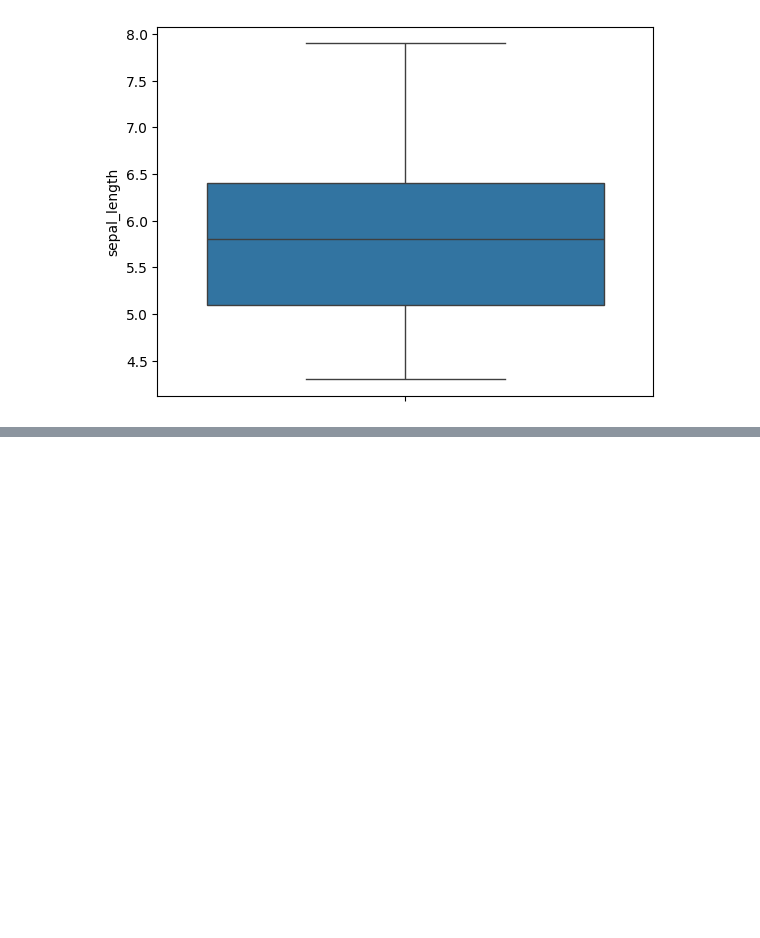
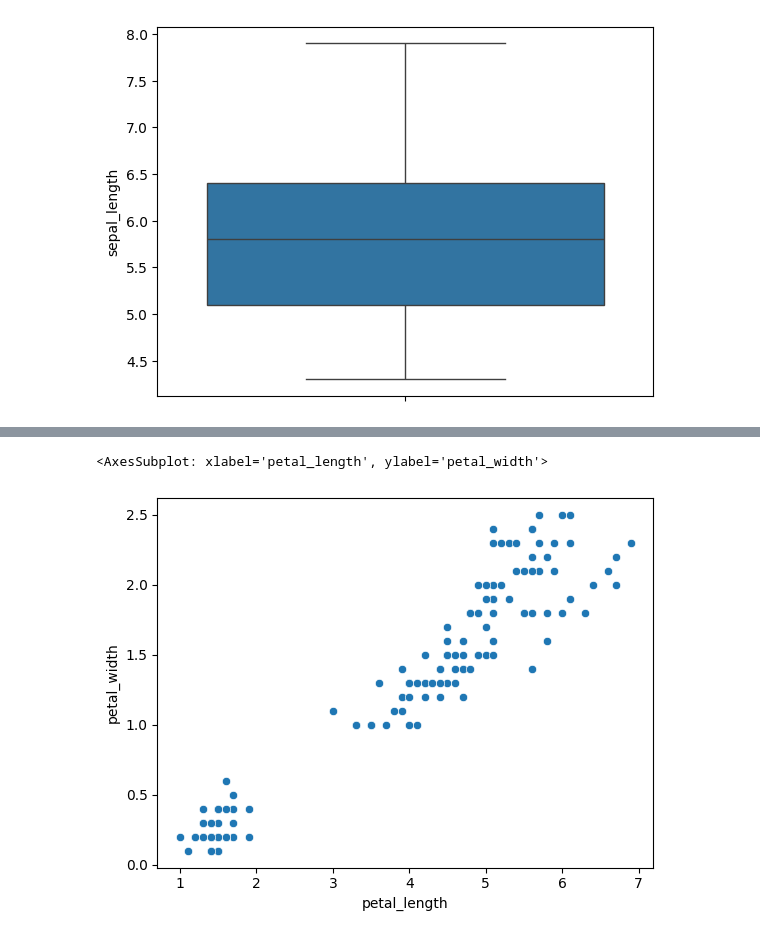
Before and after one commit to 21seya/Analise_dados_conceitos, a Jupyter notebook: estatistica_descritiva.ipynb, the cells around one changed output, grey strips where cells are left out. Saved outputs shown, nothing was run; the diff lists cells and outputs as text; code cells hidden in the pictures; blank space fills up the shorter version.

```diff
--- a/estatistica_descritiva.ipynb
+++ b/estatistica_descritiva.ipynb
@@ -58,0 +111,5 @@ sns.boxplot(Base_Dados['sepal_length'])
+# %%
+sns.scatterplot(data=Base_Dados,x='petal_length',y='petal_width')
+# %% [output]
+<AxesSubplot: xlabel='petal_length', ylabel='petal_width'>
+[figure, added]
```
Also changed, not shown: parts of 12 cells of this notebook.
